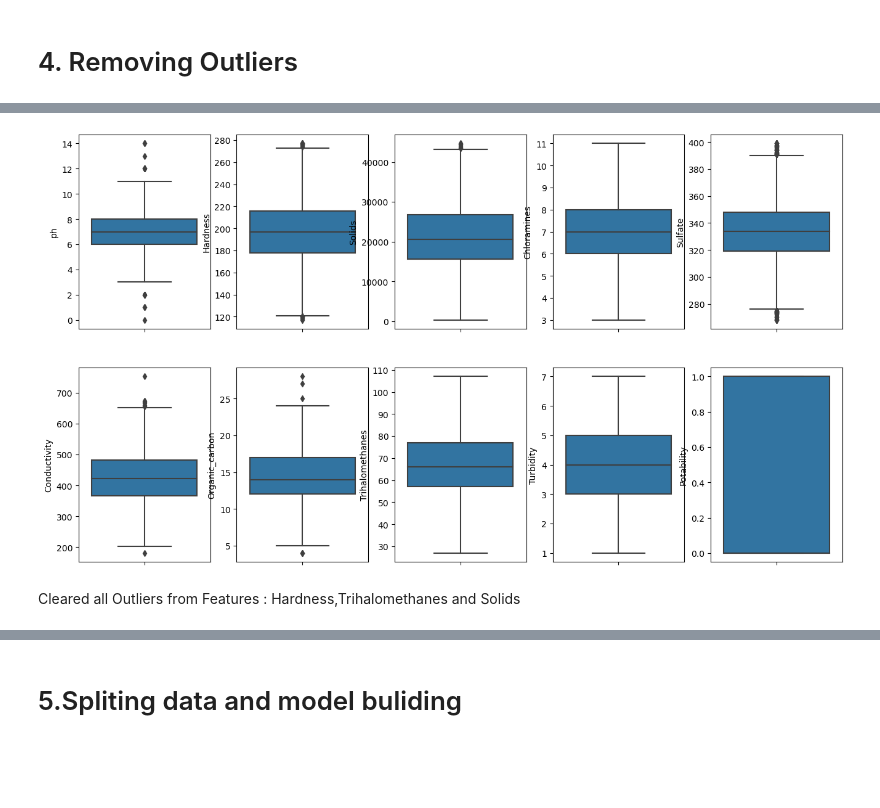
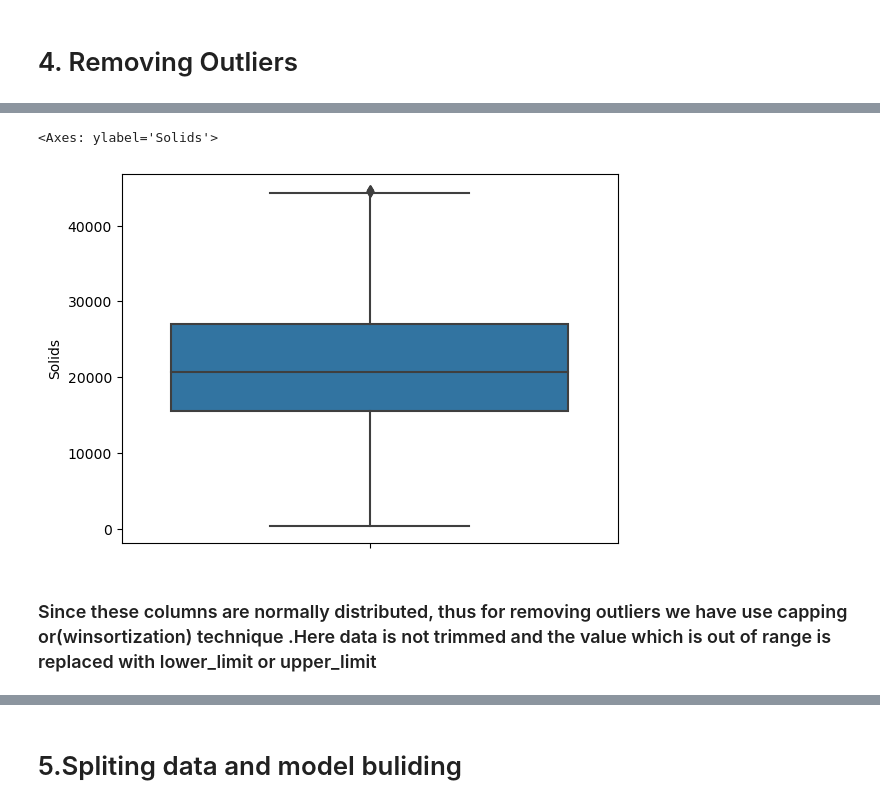
Before and after one commit to shivanisgit/water_potability, a Jupyter notebook: water_potablity_prediction.ipynb, the cells around one changed output, grey strips where cells are left out. Cells and saved outputs as stored; diff of their text form; code cells hidden in the pictures; blank space fills up the shorter version.

```diff
--- a/water_potablity_prediction.ipynb
+++ b/water_potablity_prediction.ipynb
@@ -379,11 +291,5 @@ df.head(4)
-# %%
-fig, ax = plt.subplots(ncols = 5, nrows = 2, figsize = (16,9))
-ax = ax.flatten()
-index = 0
-for col,values in df.items():
-    sns.boxplot(y=col, data= df, ax= ax[index])
-    index += 1
-# %% [output]
-[figure, removed]
-# %% [markdown]
-Cleared all Outliers from Features : Hardness,Trihalomethanes and Solids
+# %%
+sns.boxplot(y = 'Solids', data = df)
+# %% [output]
+<Axes: ylabel='Solids'>
+[figure, added]
@@ -389,0 +306,2 @@ Cleared all Outliers from Features : Hardness,Trihalomethanes and Solids
+# %% [markdown]
+### Since these columns are normally distributed, thus for removing outliers we have use capping or(winsortization) technique .Here data is not trimmed and the value which is out of range is replaced with lower_limit or upper_limit
```
Also changed, not shown: parts of 41 cells of this notebook.
